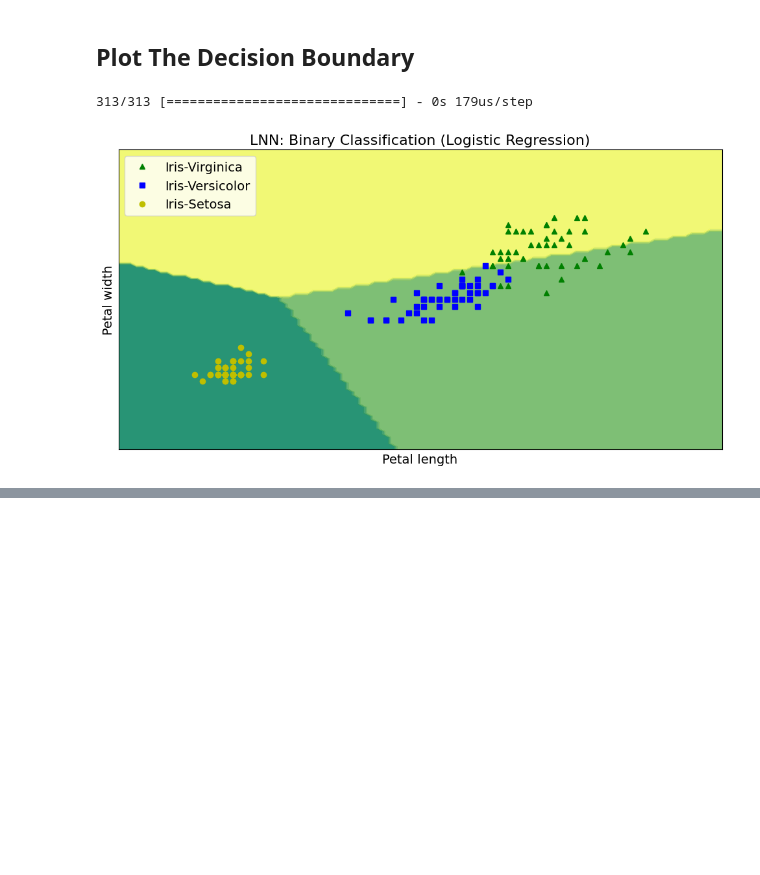
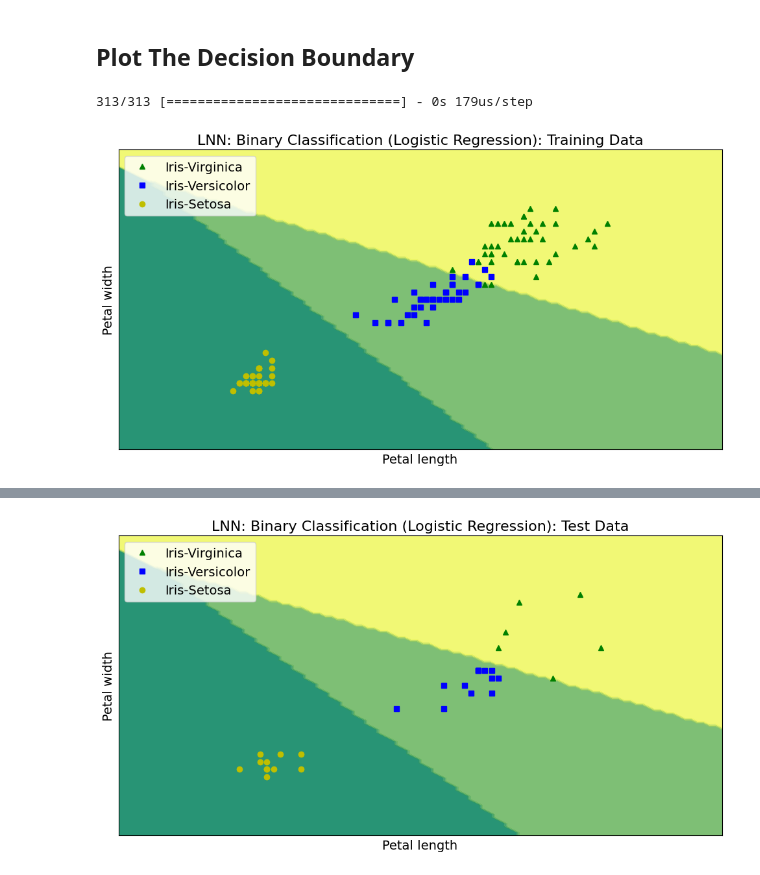
Before and after one commit to rhasanbd/Linear-Neural-Networks, a Jupyter notebook: Linear Neural Network-3-Multiclass Classification.ipynb, the cells around one changed output, grey strips where cells are left out. Cells and saved outputs as stored; diff of their text form; code cells hidden in the pictures; blank space fills up the shorter version.

```diff
--- a/Linear Neural Network-3-Multiclass Classification.ipynb
+++ b/Linear Neural Network-3-Multiclass Classification.ipynb
@@ -86 +107,10 @@ plt.show()
+# %%
+scaler = StandardScaler()
+
+# Fit on the training set only.
+scaler.fit(X_train)
+
+# Apply transform to both the training set and the test set.
+X_train = scaler.transform(X_train)
+X_test = scaler.transform(X_test)
 # %% [markdown]
@@ -102,7 +136,7 @@ Dense layer:
 %%time
 
 '''
-Delete the TensorFlow graph before creating a new model, otherwise memory overflow will occur.
+Delete the TensorFlow graph before creating a new model, otherwise, memory overflow will occur.
 '''
 tf.keras.backend.clear_session()
 
@@ -112,14 +146,18 @@ To reproduce the same result by the model in each iteration, we use fixed seeds
 np.random.seed(42)
 tf.random.set_seed(42)
 
+number_of_classes = 3
 
 '''
 Create a Sequential model composed of a single stack of layers connected sequentially.
 '''
 model = tf.keras.models.Sequential(name="LNN_Multiclass_Classifier")
 model.add(tf.keras.layers.Input(shape=[2,]))
-model.add(tf.keras.layers.Dense(units=3, kernel_initializer="zeros", activation="sigmoid"))
+model.add(tf.keras.layers.Dense(units=number_of_classes,
+                                kernel_initializer="zeros",
+                                activation="softmax"))
 
+# Display a detailed summary of the model: layer names and types, output shape, and the number of parameters
 model.summary()
 # %% [output]
 Model: "LNN_Multiclass_Classifier"
@@ -249,19 +380,36 @@ weighted avg       0.90      0.87      0.87       150
 # %%
 plt.figure(figsize=(12, 6))
 
-decision_boundary_class_colored(model, X)
+decision_boundary_class_colored(model, X_train)
 
-plt.plot(X[y==2, 0], X[y==2, 1], "g^", label="Iris-Virginica")
-plt.plot(X[y==1, 0], X[y==1, 1], "bs", label="Iris-Versicolor")
-plt.plot(X[y==0, 0], X[y==0, 1], "yo", label="Iris-Setosa")
+plt.plot(X_train[y_train==2, 0], X_train[y_train==2, 1], "g^", label="Iris-Virginica")
+plt.plot(X_train[y_train==1, 0], X_train[y_train==1, 1], "bs", label="Iris-Versicolor")
+plt.plot(X_train[y_train==0, 0], X_train[y_train==0, 1], "yo", label="Iris-Setosa")
 
 plt.xlabel("Petal length", fontsize=14)
 plt.ylabel("Petal width", fontsize=14)
 plt.legend(loc="upper left", fontsize=14)
-plt.title("LNN: Binary Classification (Logistic Regression)", fontsize=16)
+plt.title("LNN: Binary Classification (Logistic Regression): Training Data", fontsize=16)
 plt.xticks(())
 plt.yticks(())
 plt.show()
+
+
+plt.figure(figsize=(12, 6))
+
+decision_boundary_class_colored(model, X_test)
+
+plt.plot(X_test[y_test==2, 0], X_test[y_test==2, 1], "g^", label="Iris-Virginica")
+plt.plot(X_test[y_test==1, 0], X_test[y_test==1, 1], "bs", label="Iris-Versicolor")
+plt.plot(X_test[y_test==0, 0], X_test[y_test==0, 1], "yo", label="Iris-Setosa")
+
+plt.xlabel("Petal length", fontsize=14)
+plt.ylabel("Petal width", fontsize=14)
+plt.legend(loc="upper left", fontsize=14)
+plt.title("LNN: Binary Classification (Logistic Regression): Test Data", fontsize=16)
+plt.xticks(())
+plt.yticks(())
+plt.show()
 # %% [output]
 313/313 [==============================] - 0s 179us/step
-[figure, old version]
+[figure, new version]
@@ -267,0 +417 @@ plt.show()
+[figure, added]
```
Also changed, not shown: parts of 17 cells of this notebook, 3 other files.
